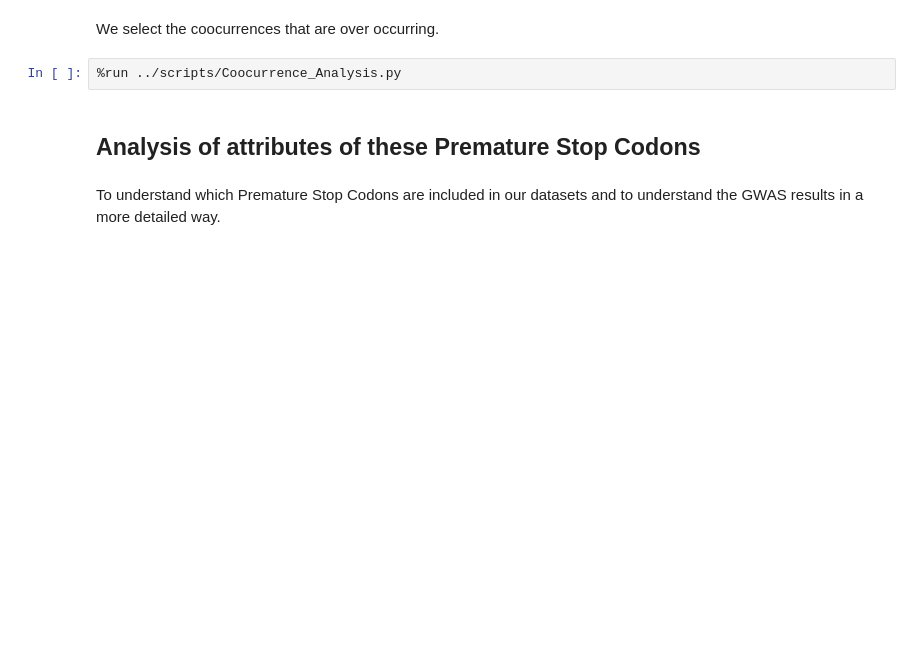
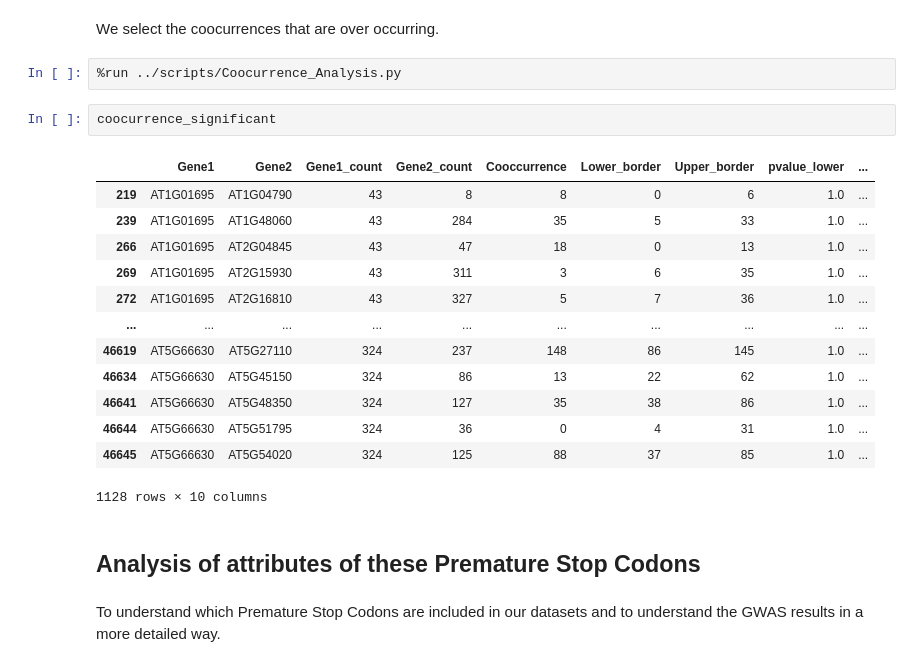
Before and after one commit to laurasteinmann/Premature_Stop_Codons, a Jupyter notebook: results/Premature_Stop_Codons.ipynb, the cells around one changed output. Saved outputs shown, nothing was run; the diff lists cells and outputs as text; blank space fills up the shorter version.

```diff
--- a/results/Premature_Stop_Codons.ipynb
+++ b/results/Premature_Stop_Codons.ipynb
@@ -284,6 +284,22 @@ Because of differences between the hypergeometric test in python and R we choose
 We select the coocurrences that are over occurring.
 # %%
 %run ../scripts/Coocurrence_Analysis.py
+# %%
+coocurrence_significant
+# %% [output]
+|  | Gene1 | Gene2 | Gene1_count | Gene2_count | Cooccurrence | Lower_border | Upper_border | pvalue_lower | ... |
+| 219 | AT1G01695 | AT1G04790 | 43 | 8 | 8 | 0 | 6 | 1.0 | ... |
+| 239 | AT1G01695 | AT1G48060 | 43 | 284 | 35 | 5 | 33 | 1.0 | ... |
+| 266 | AT1G01695 | AT2G04845 | 43 | 47 | 18 | 0 | 13 | 1.0 | ... |
+| 269 | AT1G01695 | AT2G15930 | 43 | 311 | 3 | 6 | 35 | 1.0 | ... |
+| 272 | AT1G01695 | AT2G16810 | 43 | 327 | 5 | 7 | 36 | 1.0 | ... |
+| ... | ... | ... | ... | ... | ... | ... | ... | ... | ... |
+| 46619 | AT5G66630 | AT5G27110 | 324 | 237 | 148 | 86 | 145 | 1.0 | ... |
+| 46634 | AT5G66630 | AT5G45150 | 324 | 86 | 13 | 22 | 62 | 1.0 | ... |
+| 46641 | AT5G66630 | AT5G48350 | 324 | 127 | 35 | 38 | 86 | 1.0 | ... |
+| 46644 | AT5G66630 | AT5G51795 | 324 | 36 | 0 | 4 | 31 | 1.0 | ... |
+| 46645 | AT5G66630 | AT5G54020 | 324 | 125 | 88 | 37 | 85 | 1.0 | ... |
+1128 rows × 10 columns
 # %% [markdown]
 ## Analysis of attributes of these Premature Stop Codons
 # %% [markdown]
```
Also changed, not shown: parts of 5 cells of this notebook, 1 other file.
